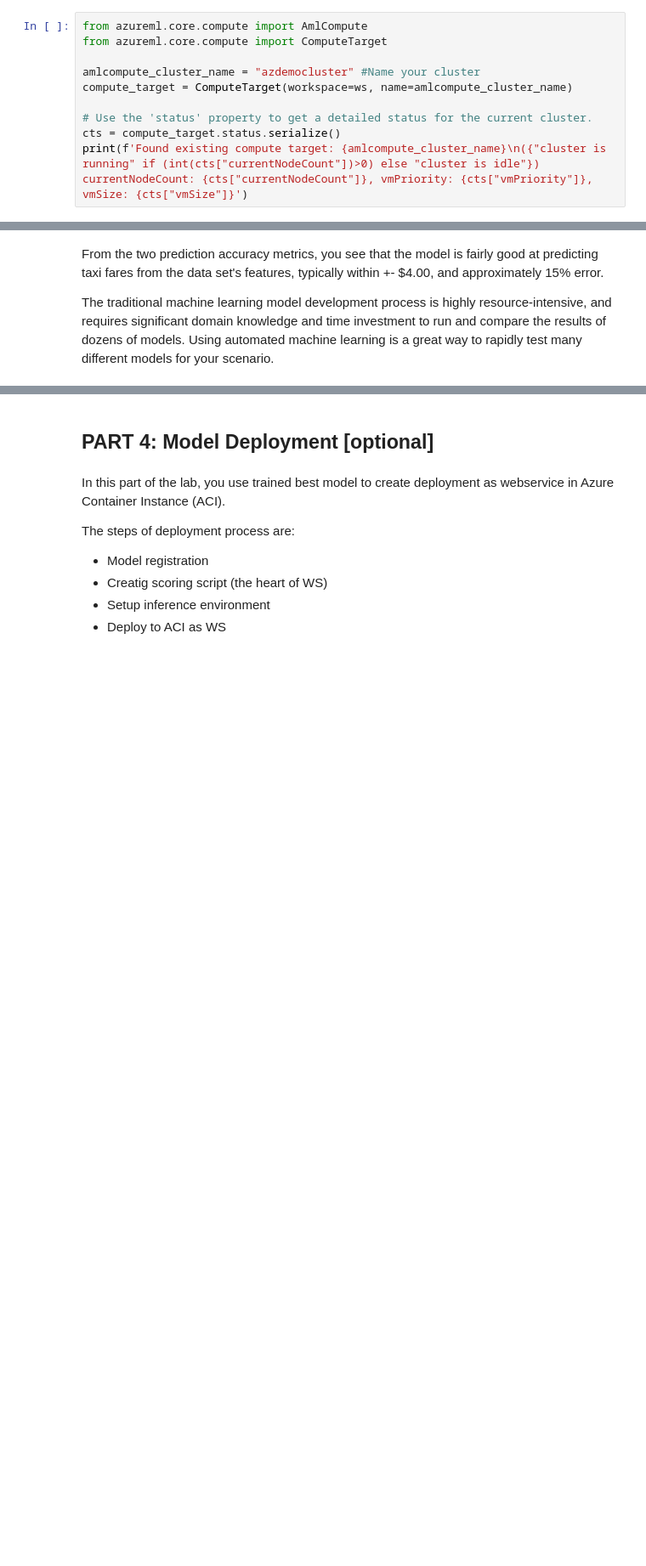
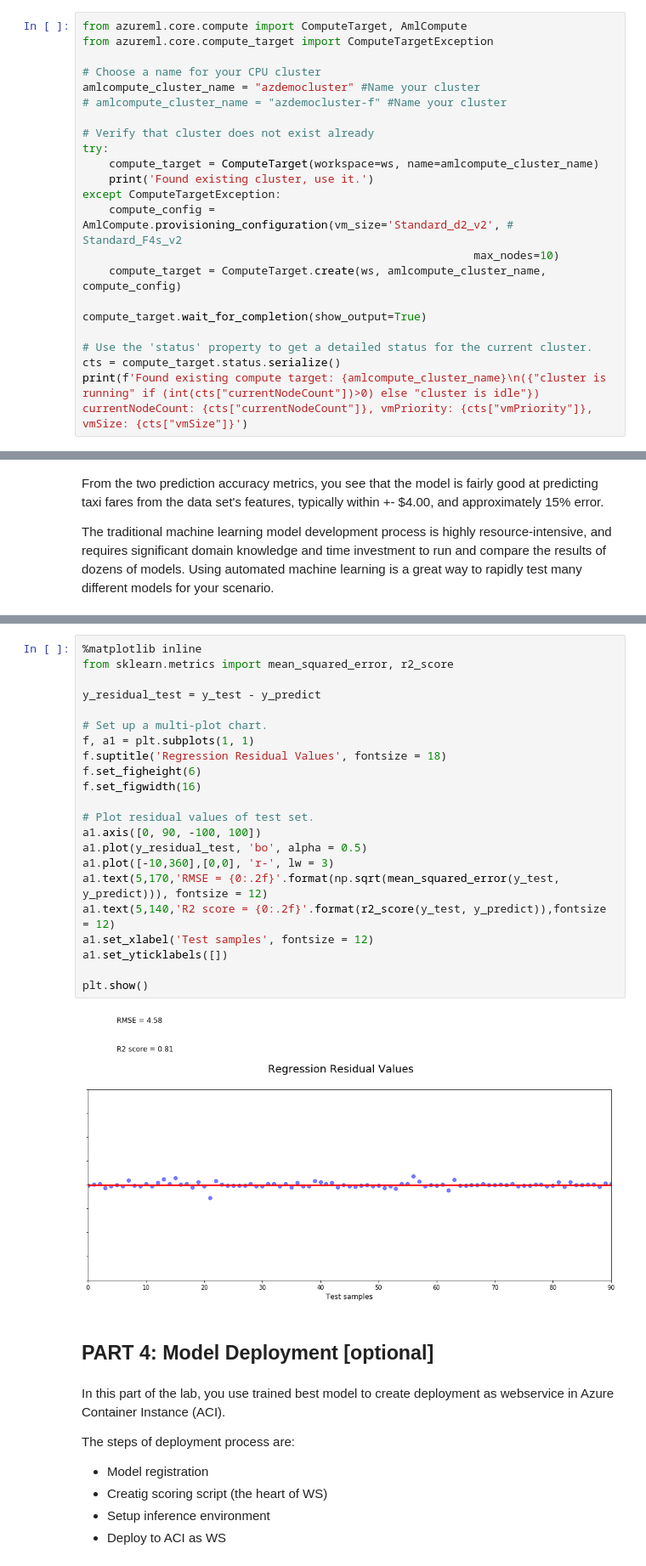
Before and after one commit to michalmar/azure-labs, a Jupyter notebook: HOL02-AML/HOL-Azure Machine Learning service.ipynb, the cells around one changed output, grey strips where cells are left out. Shown at 85% size. Saved outputs shown, nothing was run; the diff lists cells and outputs as text; blank space fills up the shorter version.

```diff
--- a/HOL02-AML/HOL-Azure Machine Learning service.ipynb
+++ b/HOL02-AML/HOL-Azure Machine Learning service.ipynb
@@ -360,9 +434,21 @@ amlcompute_cluster_name = "<#Name your cluster#>"
 # %%
-from azureml.core.compute import AmlCompute
-from azureml.core.compute import ComputeTarget
+from azureml.core.compute import ComputeTarget, AmlCompute
+from azureml.core.compute_target import ComputeTargetException
 
+# Choose a name for your CPU cluster
 amlcompute_cluster_name = "azdemocluster" #Name your cluster
-compute_target = ComputeTarget(workspace=ws, name=amlcompute_cluster_name)
+# amlcompute_cluster_name = "azdemocluster-f" #Name your cluster
+
+# Verify that cluster does not exist already
+try:
+    compute_target = ComputeTarget(workspace=ws, name=amlcompute_cluster_name)
+    print('Found existing cluster, use it.')
+except ComputeTargetException:
+    compute_config = AmlCompute.provisioning_configuration(vm_size='Standard_d2_v2', # Standard_F4s_v2
+                                                           max_nodes=10)
+    compute_target = ComputeTarget.create(ws, amlcompute_cluster_name, compute_config)
+
+compute_target.wait_for_completion(show_output=True)
 
 # Use the 'status' property to get a detailed status for the current cluster.
 cts = compute_target.status.serialize()
@@ -569,3 +686,27 @@ The traditional machine learning model development process is highly resource-in
+# %%
+%matplotlib inline
+from sklearn.metrics import mean_squared_error, r2_score
+
+y_residual_test = y_test - y_predict
+
+# Set up a multi-plot chart.
+f, a1 = plt.subplots(1, 1)
+f.suptitle('Regression Residual Values', fontsize = 18)
+f.set_figheight(6)
+f.set_figwidth(16)
+
+# Plot residual values of test set.
+a1.axis([0, 90, -100, 100])
+a1.plot(y_residual_test, 'bo', alpha = 0.5)
+a1.plot([-10,360],[0,0], 'r-', lw = 3)
+a1.text(5,170,'RMSE = {0:.2f}'.format(np.sqrt(mean_squared_error(y_test, y_predict))), fontsize = 12)
+a1.text(5,140,'R2 score = {0:.2f}'.format(r2_score(y_test, y_predict)),fontsize = 12)
+a1.set_xlabel('Test samples', fontsize = 12)
+a1.set_yticklabels([])
+
+plt.show()
+# %% [output]
+[figure, added]
 # %% [markdown]
 ## PART 4: Model Deployment [optional]
 # %% [markdown]
```
Also changed, not shown: parts of 33 cells of this notebook.
